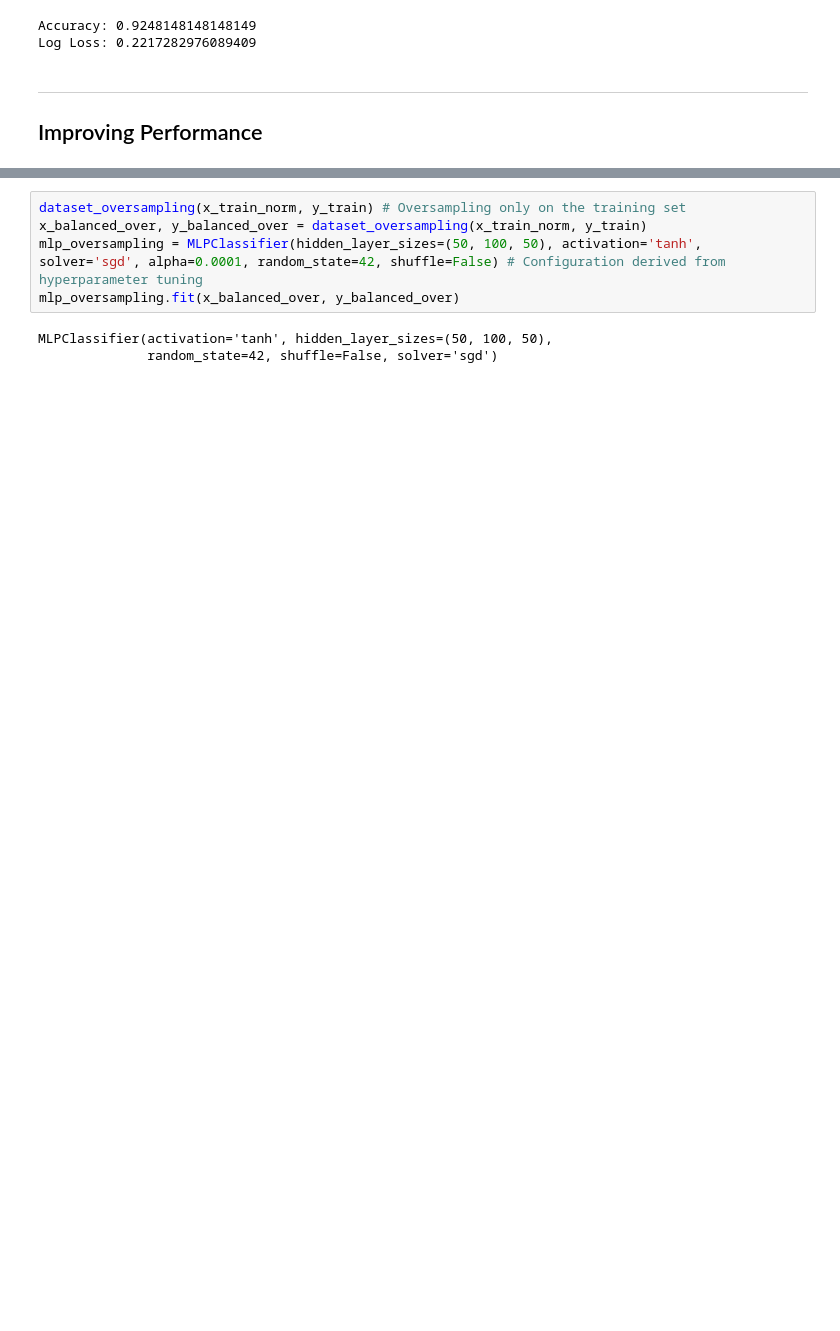
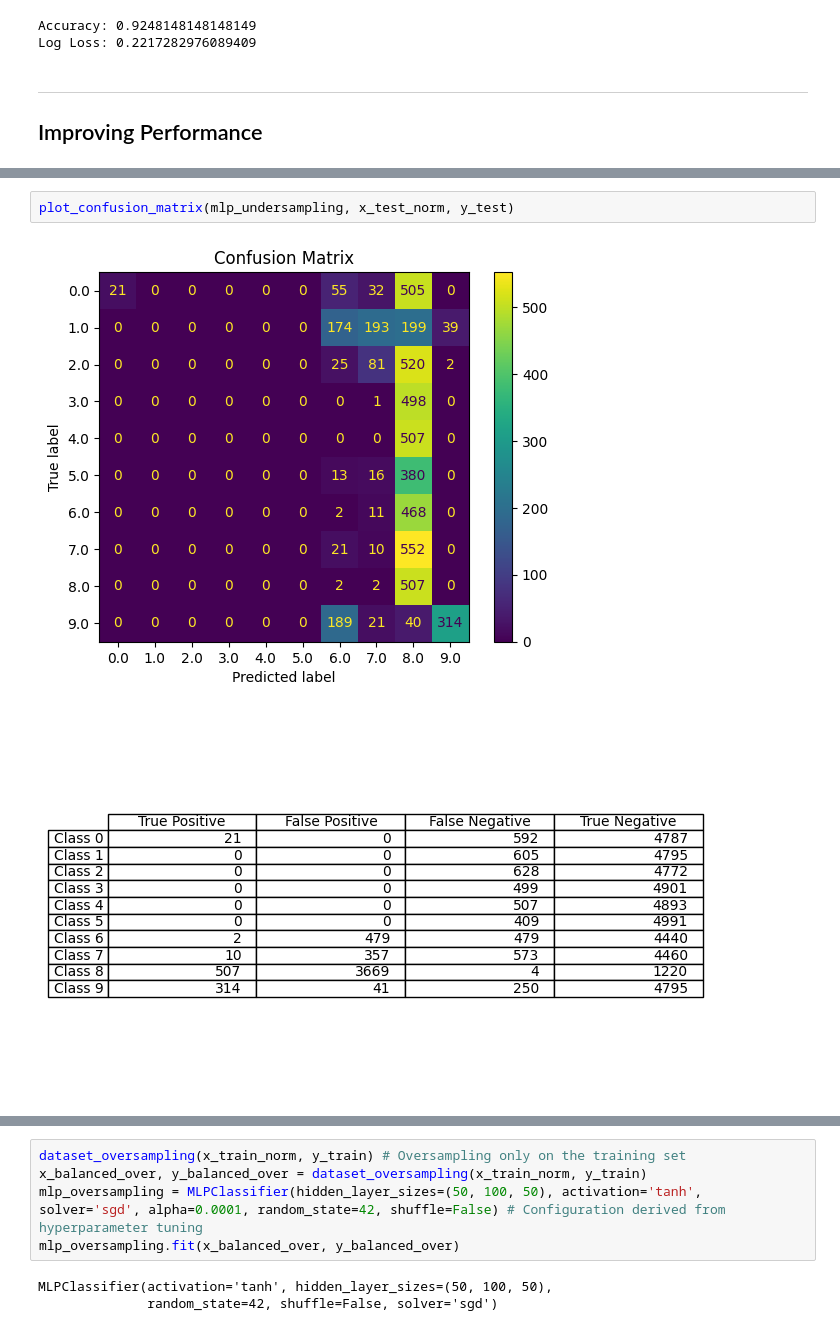
Before and after one commit to aym183/Satellite-Image-Classification, a Jupyter notebook: task2.ipynb, the cells around one changed output, grey strips where cells are left out. Cells and saved outputs as stored; diff of their text form; blank space fills up the shorter version.

```diff
--- a/task2.ipynb
+++ b/task2.ipynb
@@ -223,0 +225,5 @@ plot_class_split_of_values([y_train, y_balanced], ["y_train", "y_train_undersamp
+# %%
+plot_confusion_matrix(mlp_undersampling, x_test_norm, y_test)
+# %% [output]
+[figure, added]
+[figure, added]
```
Also changed, not shown: parts of 19 cells of this notebook, 2 other files.
